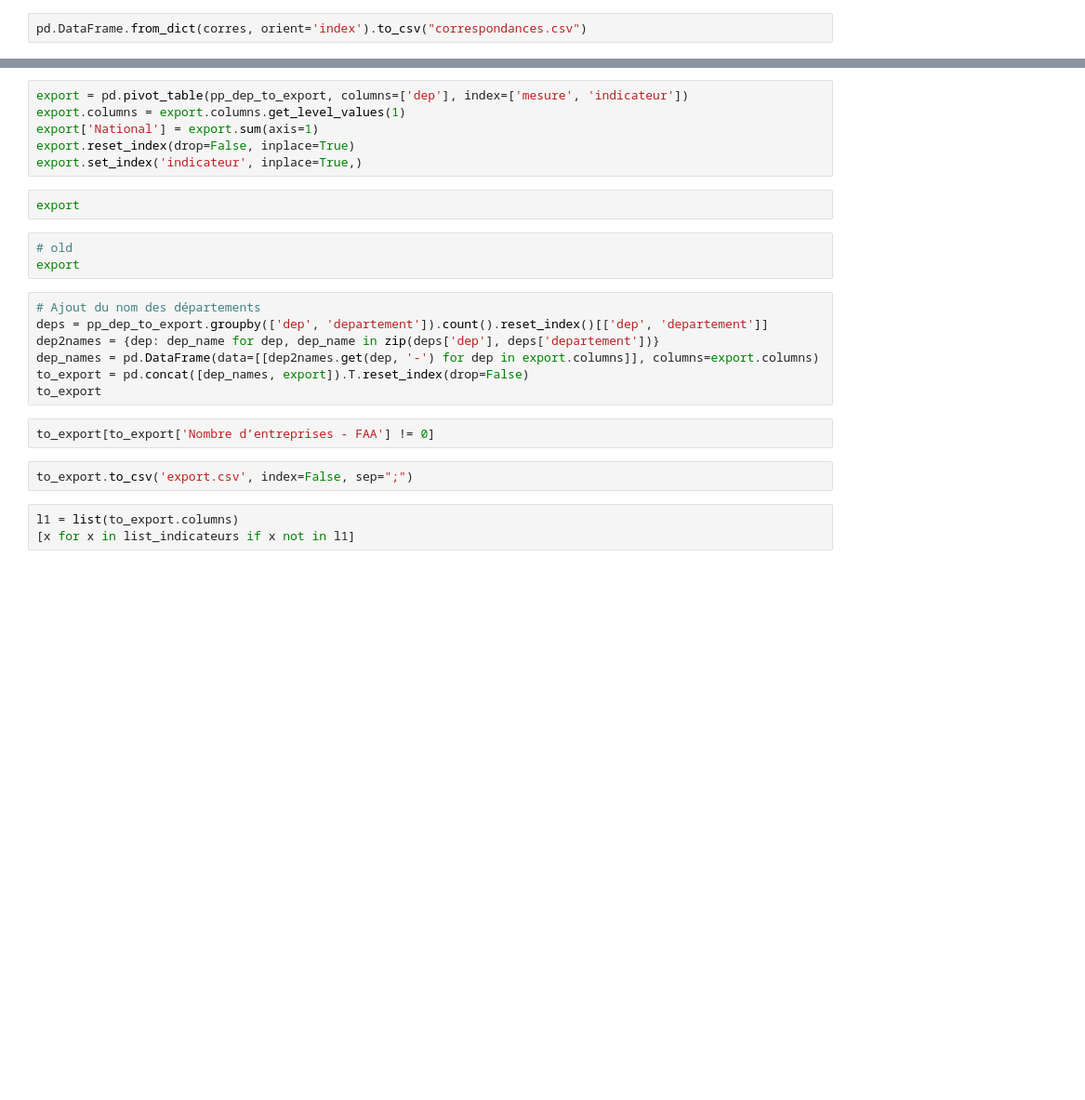
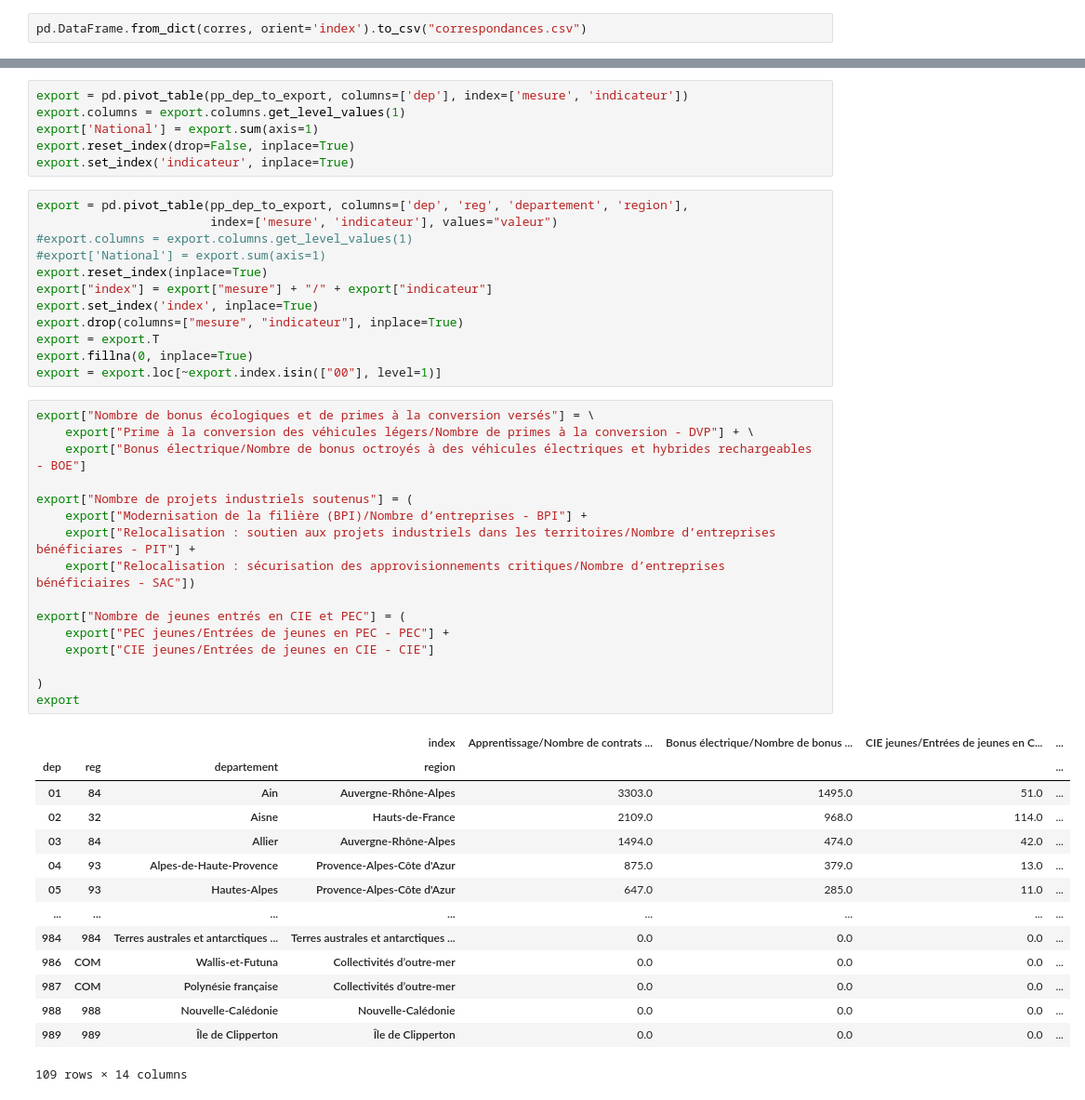
Before and after one commit to 139bercy/propilot2pdf, a Jupyter notebook: export_csv.ipynb, the cells around one changed output, grey strips where cells are left out. Shown at 93% size. Saved outputs shown, nothing was run; the diff lists cells and outputs as text; blank space fills up the shorter version.

```diff
--- a/export_csv.ipynb
+++ b/export_csv.ipynb
@@ -59,23 +93,47 @@ export = pd.pivot_table(pp_dep_to_export, columns=['dep'], index=['mesure', 'ind
 export.columns = export.columns.get_level_values(1)
 export['National'] = export.sum(axis=1)
 export.reset_index(drop=False, inplace=True)
-export.set_index('indicateur', inplace=True,)
+export.set_index('indicateur', inplace=True)
-# %%
-export
-# %%
-# old
-export
-# %%
-# Ajout du nom des départements
-deps = pp_dep_to_export.groupby(['dep', 'departement']).count().reset_index()[['dep', 'departement']]
-dep2names = {dep: dep_name for dep, dep_name in zip(deps['dep'], deps['departement'])}
-dep_names = pd.DataFrame(data=[[dep2names.get(dep, '-') for dep in export.columns]], columns=export.columns)
-to_export = pd.concat([dep_names, export]).T.reset_index(drop=False)
-to_export
-# %%
-to_export[to_export['Nombre d’entreprises - FAA'] != 0]
-# %%
-to_export.to_csv('export.csv', index=False, sep=";")
-# %%
-l1 = list(to_export.columns)
-[x for x in list_indicateurs if x not in l1]
+# %%
+export = pd.pivot_table(pp_dep_to_export, columns=['dep', 'reg', 'departement', 'region'],
+                        index=['mesure', 'indicateur'], values="valeur")
+#export.columns = export.columns.get_level_values(1)
+#export['National'] = export.sum(axis=1)
+export.reset_index(inplace=True)
+export["index"] = export["mesure"] + "/" + export["indicateur"]
+export.set_index('index', inplace=True)
+export.drop(columns=["mesure", "indicateur"], inplace=True)
+export = export.T
+export.fillna(0, inplace=True)
+export = export.loc[~export.index.isin(["00"], level=1)]
+# %%
+export["Nombre de bonus écologiques et de primes à la conversion versés"] = \
+    export["Prime à la conversion des véhicules légers/Nombre de primes à la conversion - DVP"] + \
+    export["Bonus électrique/Nombre de bonus octroyés à des véhicules électriques et hybrides rechargeables - BOE"]
+
+export["Nombre de projets industriels soutenus"] = (
+    export["Modernisation de la filière (BPI)/Nombre d’entreprises - BPI"] +
+    export["Relocalisation : soutien aux projets industriels dans les territoires/Nombre d’entreprises bénéficiares - PIT"] +
+    export["Relocalisation : sécurisation des approvisionnements critiques/Nombre d’entreprises bénéficiaires - SAC"])
+
+export["Nombre de jeunes entrés en CIE et PEC"] = (
+    export["PEC jeunes/Entrées de jeunes en PEC - PEC"] +
+    export["CIE jeunes/Entrées de jeunes en CIE - CIE"]
+
+)
+export
+# %% [output]
+|  |  |  | index | Apprentissage/Nombre de contrats ... | Bonus électrique/Nombre de bonus ... | CIE jeunes/Entrées de jeunes en C... | ... |
+| dep | reg | departement | region |  |  |  | ... |
+| 01 | 84 | Ain | Auvergne-Rhône-Alpes | 3303.0 | 1495.0 | 51.0 | ... |
+| 02 | 32 | Aisne | Hauts-de-France | 2109.0 | 968.0 | 114.0 | ... |
+| 03 | 84 | Allier | Auvergne-Rhône-Alpes | 1494.0 | 474.0 | 42.0 | ... |
+| 04 | 93 | Alpes-de-Haute-Provence | Provence-Alpes-Côte d'Azur | 875.0 | 379.0 | 13.0 | ... |
+| 05 | 93 | Hautes-Alpes | Provence-Alpes-Côte d'Azur | 647.0 | 285.0 | 11.0 | ... |
+| ... | ... | ... | ... | ... | ... | ... | ... |
+| 984 | 984 | Terres australes et antarctiques ... | Terres australes et antarctiques ... | 0.0 | 0.0 | 0.0 | ... |
+| 986 | COM | Wallis-et-Futuna | Collectivités d’outre-mer | 0.0 | 0.0 | 0.0 | ... |
+| 987 | COM | Polynésie française | Collectivités d’outre-mer | 0.0 | 0.0 | 0.0 | ... |
+| 988 | 988 | Nouvelle-Calédonie | Nouvelle-Calédonie | 0.0 | 0.0 | 0.0 | ... |
+| 989 | 989 | Île de Clipperton | Île de Clipperton | 0.0 | 0.0 | 0.0 | ... |
+109 rows × 14 columns
```
Also changed, not shown: parts of 22 cells of this notebook.
